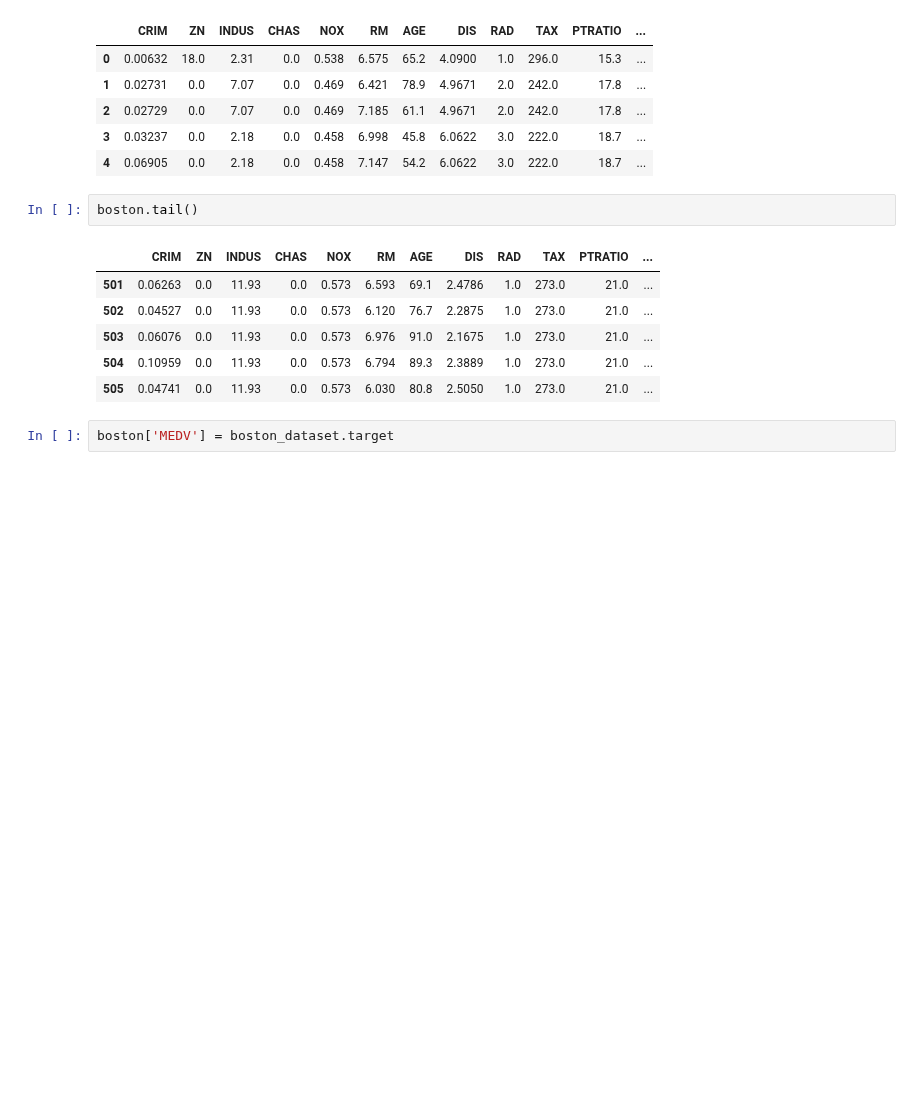
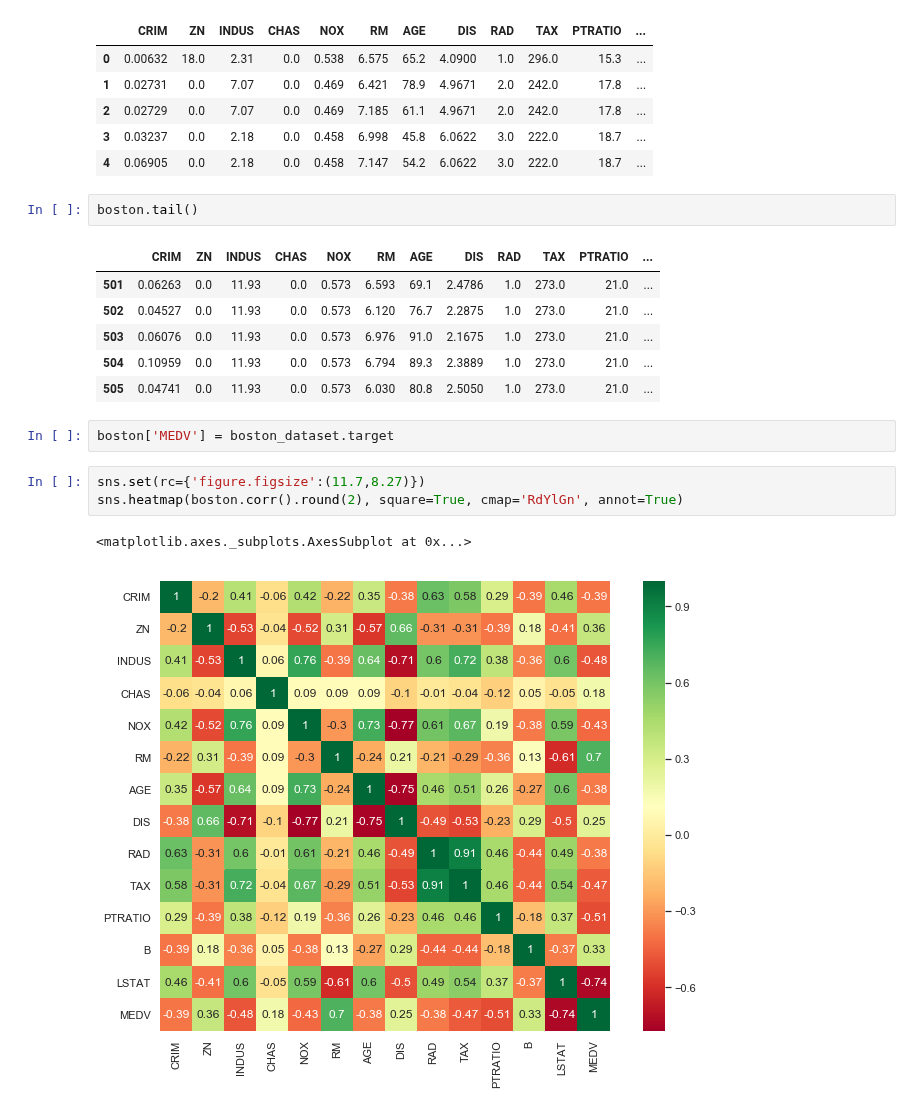
Before and after one commit to donalcarr/Machine-Learning-Assessment-2019, a Jupyter notebook: Machine Learning - Boston Housing Dataset.ipynb, the cells around one changed output. Saved outputs shown, nothing was run; the diff lists cells and outputs as text; blank space fills up the shorter version.

```diff
--- a/Machine Learning - Boston Housing Dataset.ipynb
+++ b/Machine Learning - Boston Housing Dataset.ipynb
@@ -34,3 +34,9 @@ boston.tail()
 | 505 | 0.04741 | 0.0 | 11.93 | 0.0 | 0.573 | 6.030 | 80.8 | 2.5050 | 1.0 | 273.0 | 21.0 | ... |
 # %%
 boston['MEDV'] = boston_dataset.target
+# %%
+sns.set(rc={'figure.figsize':(11.7,8.27)})
+sns.heatmap(boston.corr().round(2), square=True, cmap='RdYlGn', annot=True)
+# %% [output]
+<matplotlib.axes._subplots.AxesSubplot at 0x...>
+[figure, added]
```
Also changed, not shown: parts of 5 cells of this notebook.
